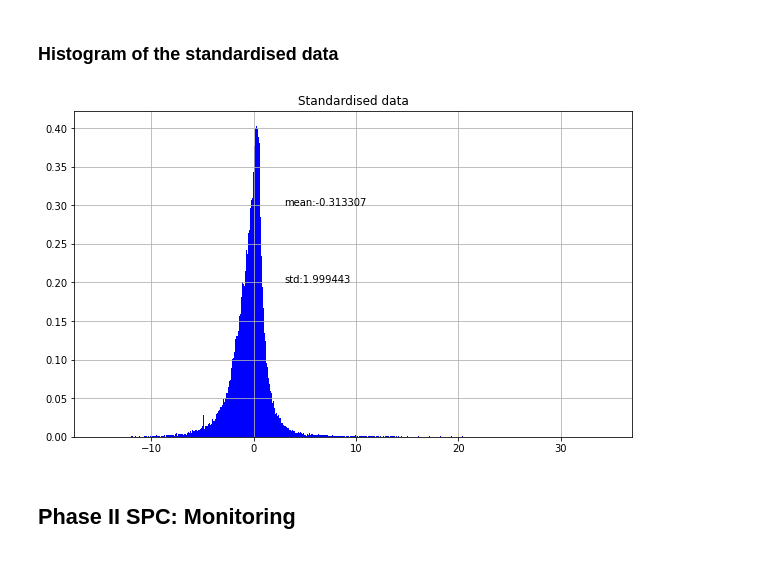
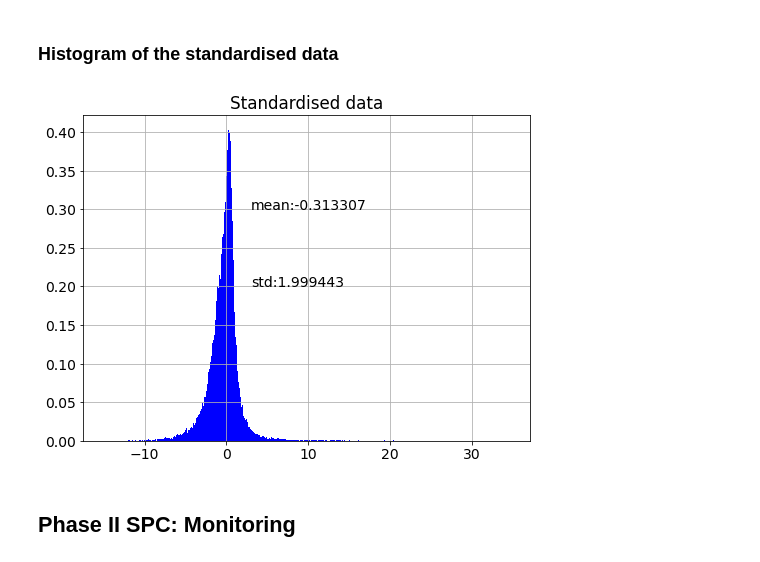
Before and after one commit to sophiano/cusvm, a Jupyter notebook: docs/elia.ipynb, the cells around one changed output. Saved outputs shown, nothing was run; the diff lists cells and outputs as text; code cells hidden in the pictures.

```diff
--- a/docs/elia.ipynb
+++ b/docs/elia.ipynb
@@ -202,14 +202,15 @@ K : 400
 ###  Histogram of the standardised data
 # %%
 ### plot all data
+fig = plt.figure(figsize=(8.0, 6.0))
 plt.hist(data_stn[~np.isnan(data_stn)], bins='auto', density=True, facecolor='b')
 plt.title("Standardised data")
 plt.text(3, 0.3, 'mean:' '%4f' %np.nanmean(data_stn))
 plt.text(3, 0.2, 'std:' '%4f' %np.nanstd(data_stn))
 plt.grid(True)
 plt.show()
 # %% [output]
-[figure, old version]
+[figure, new version]
 # %% [markdown]
 ## Phase II SPC: Monitoring
 # %% [markdown]
```
Also changed, not shown: parts of 9 cells of this notebook, 1 other file.
